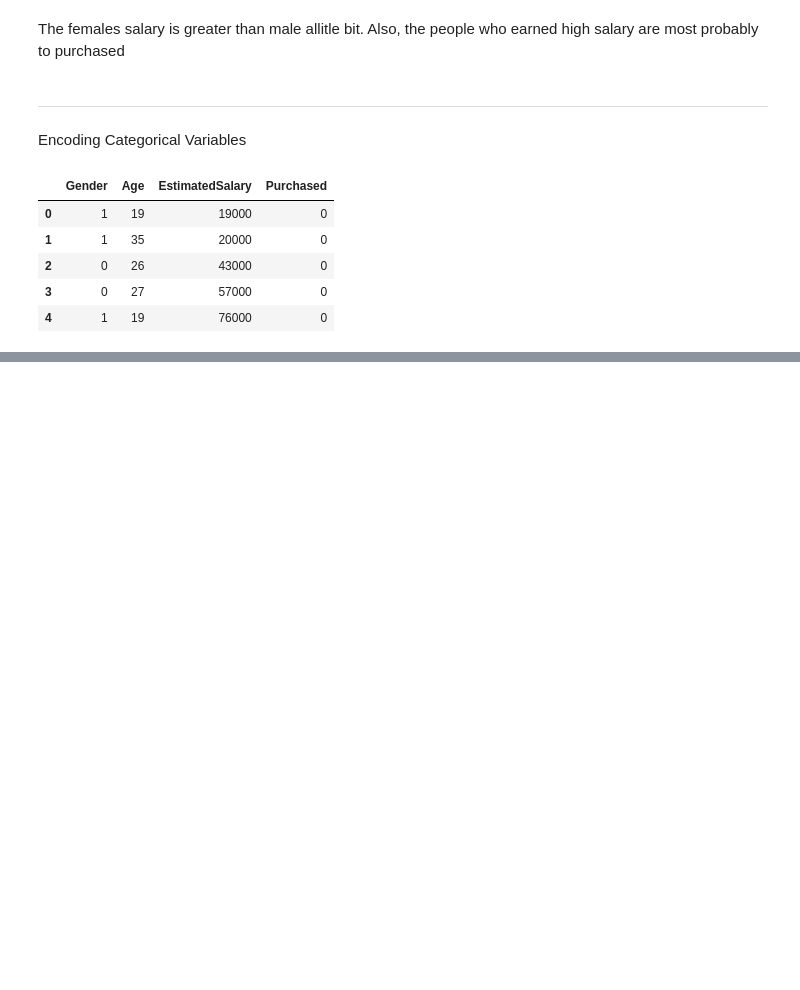
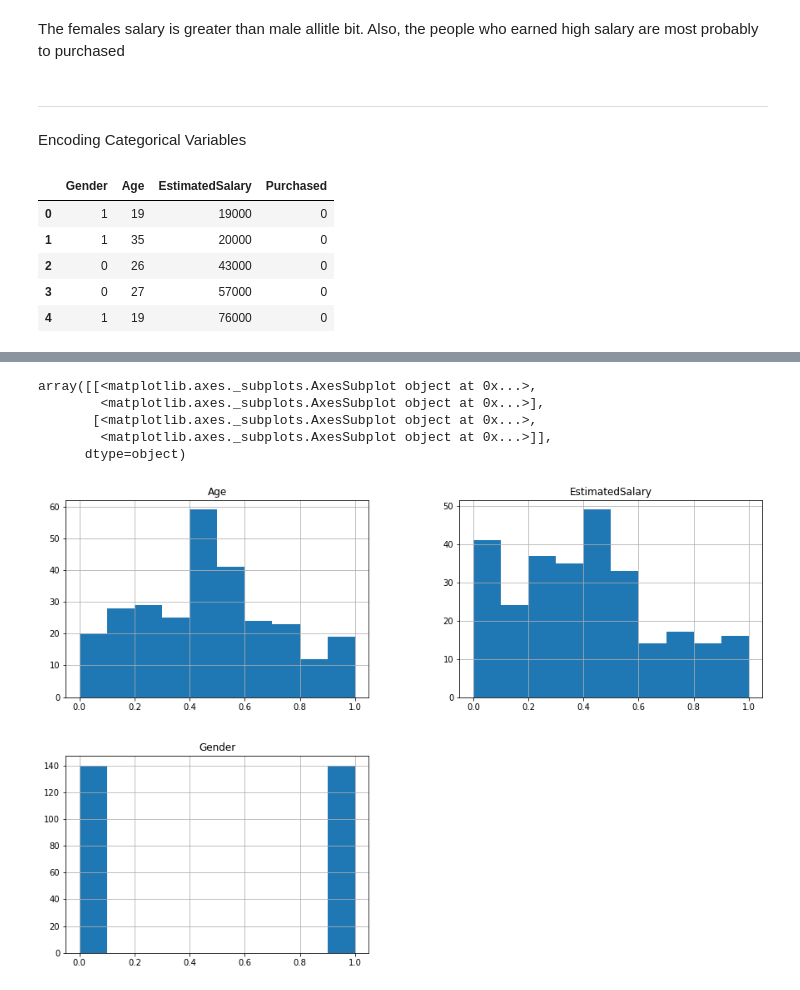
Before and after one commit to mawada-sweis/Social-Network-Ads, a Jupyter notebook: EDA.ipynb, the cells around one changed output, grey strips where cells are left out. Saved outputs shown, nothing was run; the diff lists cells and outputs as text; code cells hidden in the pictures; blank space fills up the shorter version.

Commit message:
Spliting and scaling dataset

```diff
--- a/EDA.ipynb
+++ b/EDA.ipynb
@@ -181,0 +188,4 @@ dataset.head()
+# %%
+features = dataset.iloc[:, dataset.columns != "Purchased"]
+target = dataset["Purchased"]
+feature_train, feature_test, target_train, target_test = train_test_split(features, target, test_size=0.3, random_state=100)
@@ -181,0 +195,11 @@ dataset.head()
+# %%
+# Make Min-Max-scaler object
+scaler = MinMaxScaler()
+
+# Transform the data in array, then convert to dataframe for the feature training set
+feature_train = scaler.fit_transform(feature_train.to_numpy())
+feature_train = pd.DataFrame(feature_train, columns=['Gender', 'Age', 'EstimatedSalary'])
+
+# Transform the data in array, then convert to dataframe for the feature testing set
+feature_test = scaler.fit_transform(feature_test.to_numpy())
+feature_test = pd.DataFrame(feature_test, columns=['Gender', 'Age', 'EstimatedSalary'])
@@ -181,0 +227,10 @@ dataset.head()
+# %%
+# Display histogram for training set after scaling
+feature_train.hist(figsize=(15,10))
+# %% [output]
+array([[<matplotlib.axes._subplots.AxesSubplot object at 0x...>,
+        <matplotlib.axes._subplots.AxesSubplot object at 0x...>],
+       [<matplotlib.axes._subplots.AxesSubplot object at 0x...>,
+        <matplotlib.axes._subplots.AxesSubplot object at 0x...>]],
+      dtype=object)
+[figure, added]
```
Also changed, not shown: parts of 8 cells of this notebook.
